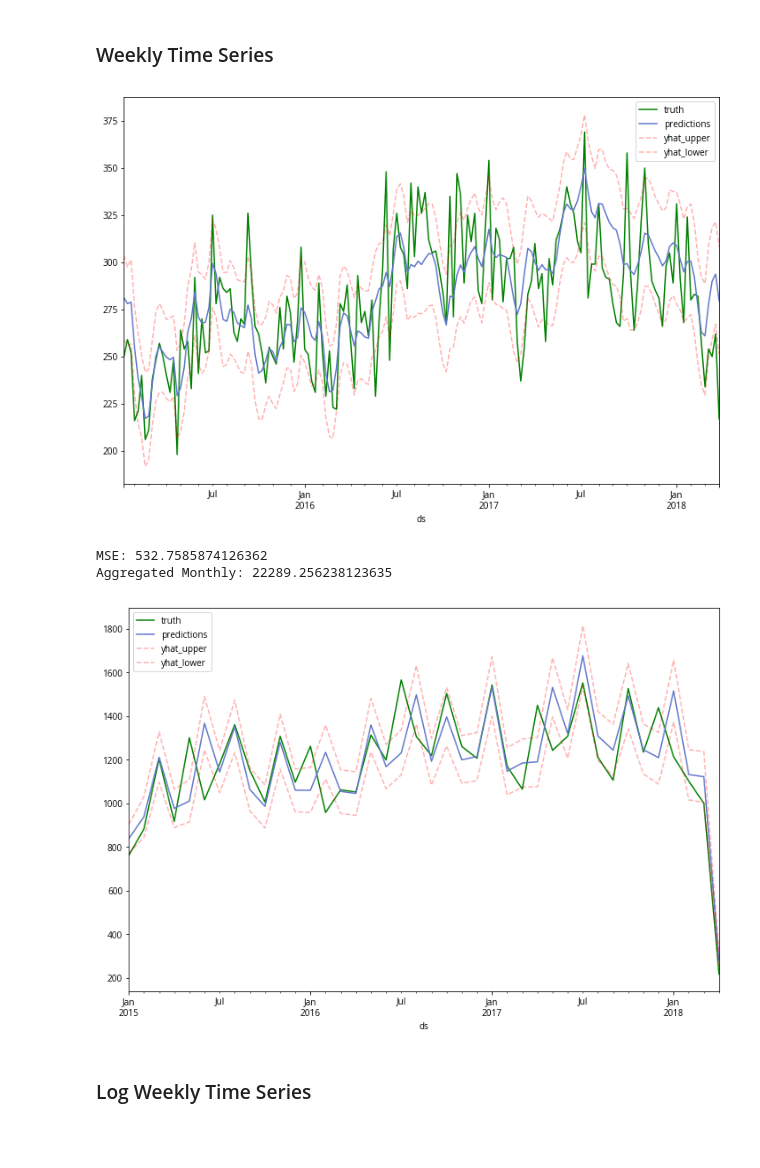
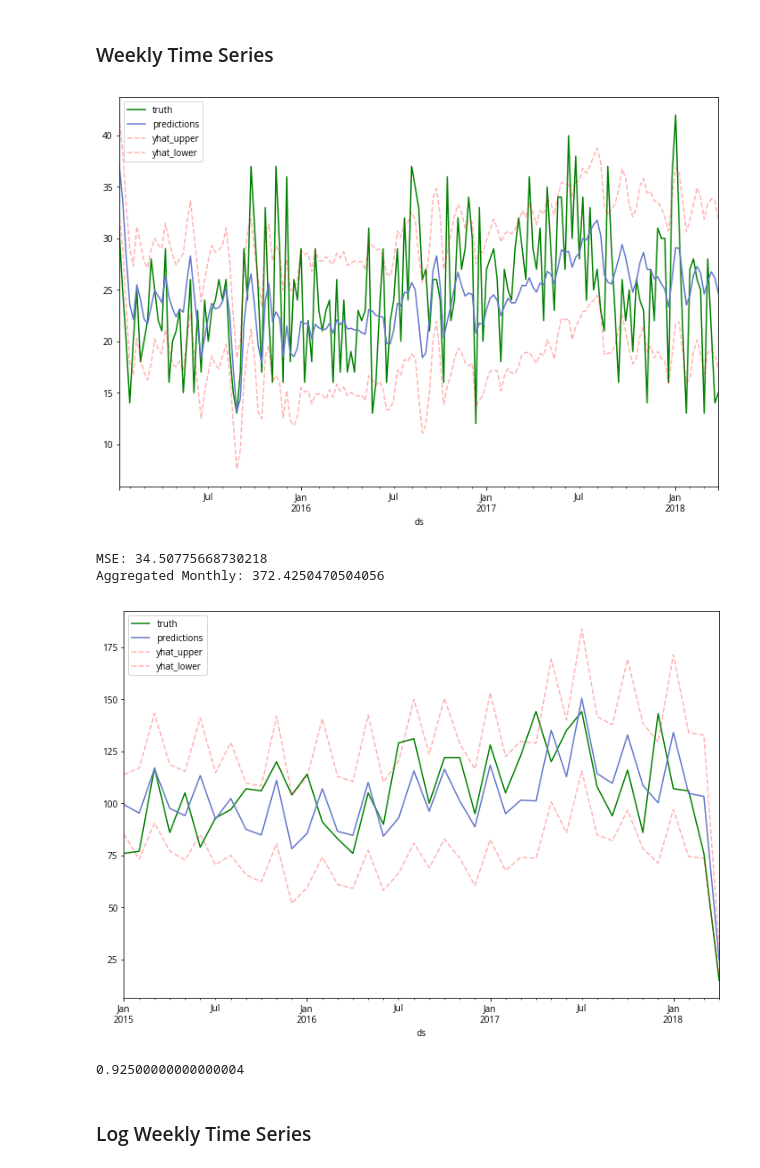
Before and after one commit to jonathanshuai/springboard-capstone1, a Jupyter notebook: time-series.ipynb, the cells around one changed output. Saved outputs shown, nothing was run; the diff lists cells and outputs as text; code cells hidden in the pictures; blank space fills up the shorter version.

```diff
--- a/time-series.ipynb
+++ b/time-series.ipynb
@@ -73,29 +73,37 @@ def plot_predictions(truth, predictions):
 # %%
 # Get weekly time series
 start=52
-time_series = by_date_total_df.resample('W').sum().sum(axis=1)
+# time_series = by_date_total_df.resample('W').sum().sum(axis=1)
+time_series = by_date_total_df.resample('W')['California'].sum()
 time_series.index = pd.to_datetime(time_series.index)
 truth = time_series[start + 1:]
 
 # Make predictions and plot
 predictions = train_prophet(time_series, start=start)
 plot_predictions(truth, predictions)
 
 # Calculate MSE
 print("MSE: {}".format(mean_squared_error(truth, predictions['yhat'])))
 print("Aggregated Monthly: {}".format(
     mean_squared_error(truth.resample('M').sum(), predictions['yhat'].resample('M').sum())))
 # %% [output]
-[figure, old version]
+[figure, new version]
-MSE: 532.7585874126362
-Aggregated Monthly: 22289.256238123635
+MSE: 34.50775668730218
+Aggregated Monthly: 372.4250470504056
 # %%
 resampled_truth = truth.resample('M').sum()
 resampled_preds = predictions.resample('M').sum()
 
 plot_predictions(resampled_truth, resampled_preds)
 # %% [output]
-[figure, old version]
+[figure, new version]
+# %%
+truth = (resampled_truth - resampled_truth.shift()) / resampled_truth > 0.3
+preds = (resampled_preds - resampled_preds.shift())['yhat'] / resampled_preds['yhat'] > 0.3
+
+accuracy_score(truth, preds)
+# %% [output]
+0.92500000000000004
 # %% [markdown]
 ### Log Weekly Time Series
 # %%
```
Also changed, not shown: 1 other file.
